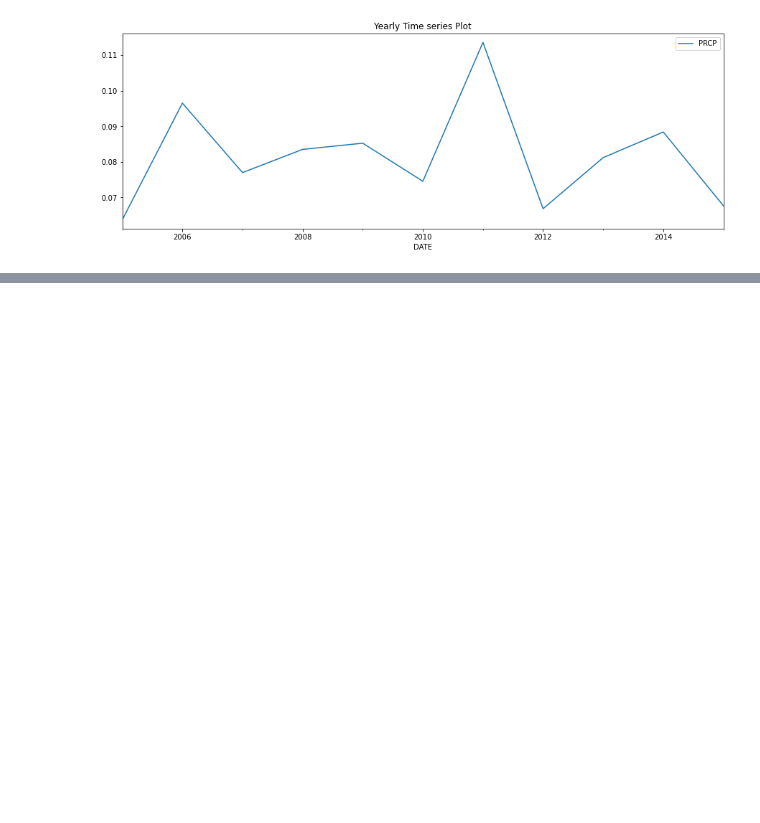
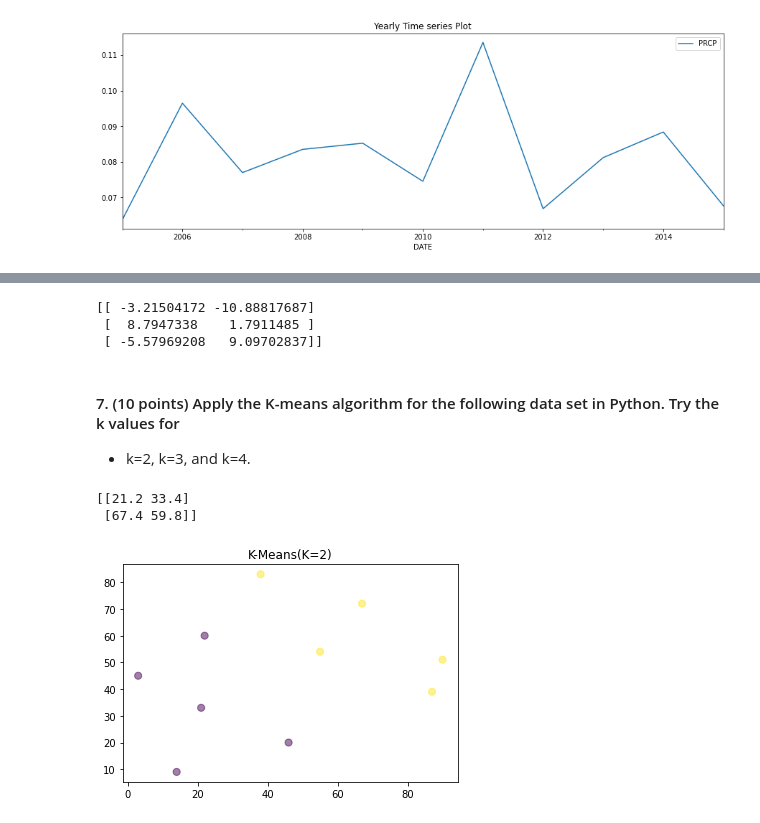
Before and after one commit to pavvankanamarlapudi/Challenges, a Jupyter notebook: Sai/Assignment-6/Assignment.ipynb, the cells around one changed output, grey strips where cells are left out. Drawn from its saved outputs; the diff is of its cells as text; code cells hidden in the pictures; blank space fills up the shorter version.

```diff
--- a/Sai/Assignment-6/Assignment.ipynb
+++ b/Sai/Assignment-6/Assignment.ipynb
@@ -183,0 +286,9 @@ plt.show()
+# %%
+print(P.T)
+# %% [output]
+[[ -3.21504172 -10.88817687]
+ [  8.7947338    1.7911485 ]
+ [ -5.57969208   9.09702837]]
+# %% [markdown]
+#### 7. (10 points) Apply the K-means algorithm for the following data set in Python. Try the k values for
+* k=2, k=3, and k=4.
@@ -183,0 +297,21 @@ plt.show()
+# %%
+df =  pd.DataFrame({'x': [14, 21, 46, 90, 87, 3, 22, 38, 55, 67], 'y': [9, 33, 20, 51, 39, 45, 60, 83, 54, 72] })
+# %%
+def KMeans_(n):
+    kmeans = KMeans(n_clusters=n).fit(df)
+
+    centroids = kmeans.cluster_centers_
+
+    print(centroids)
+
+    plt.scatter(df['x'],df['y'],c=kmeans.labels_.astype(float),s=50,alpha=0.5)
+    plt.title(f"K-Means (K={n})")
+    plt.show()
+# %%
+# k=2
+
+KMeans_(2)
+# %% [output]
+[[21.2 33.4]
+ [67.4 59.8]]
+[figure, added]
```
Also changed, not shown: parts of 29 cells of this notebook.
